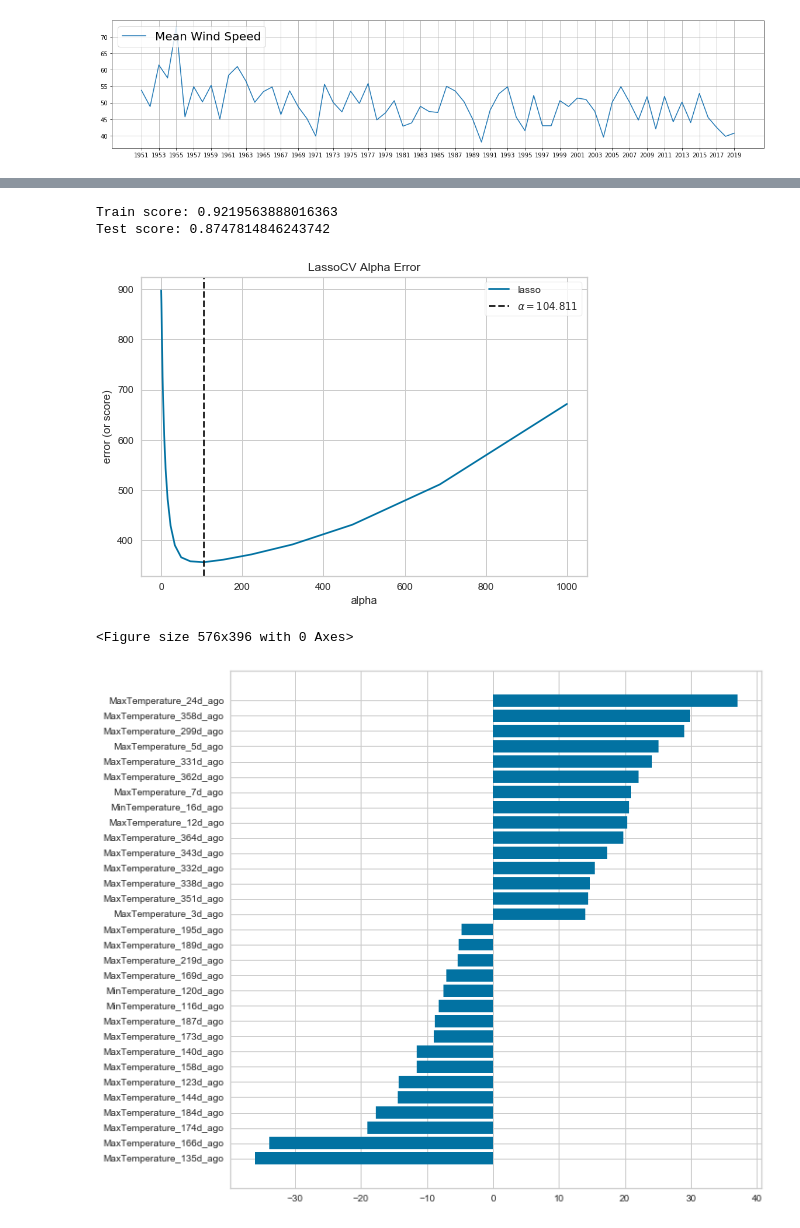
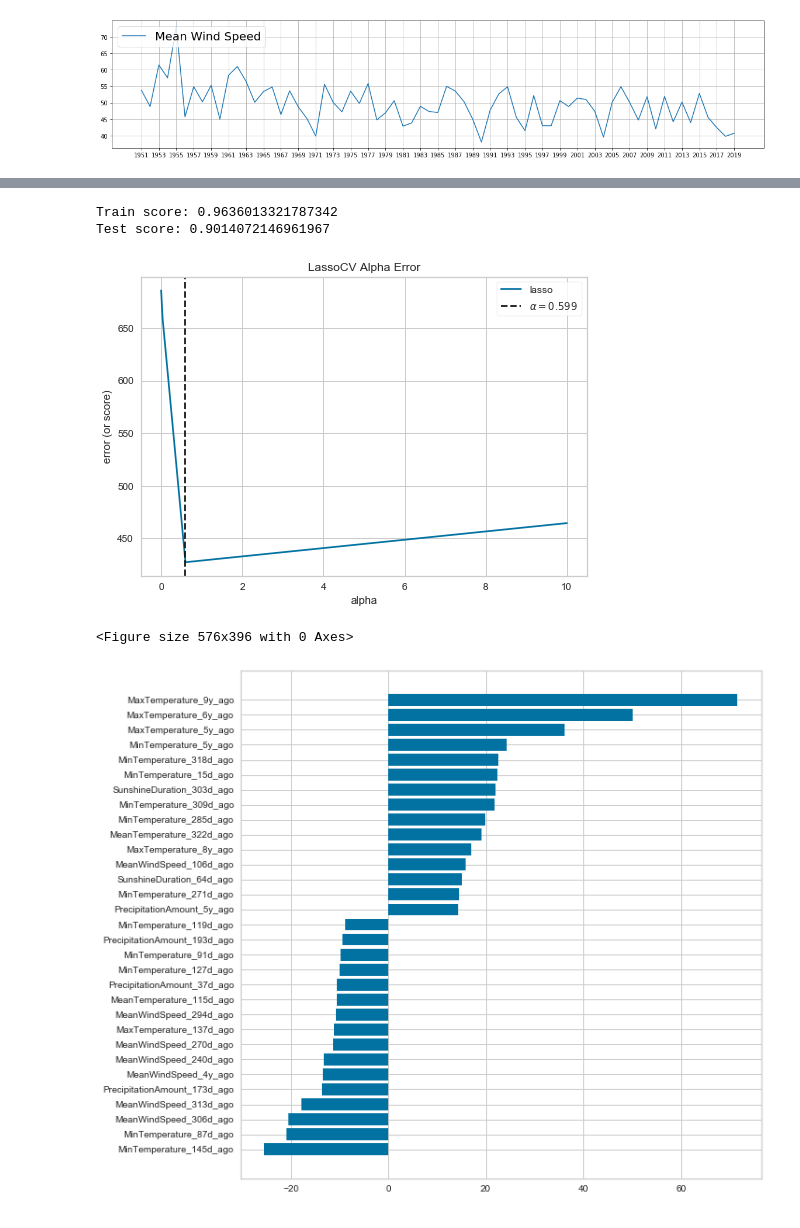
Before and after one commit to rogeriochaves/notebooks, a Jupyter notebook: Amsterdam Weather.ipynb, the cells around one changed output, grey strips where cells are left out. Saved outputs shown, nothing was run; the diff lists cells and outputs as text; code cells hidden in the pictures.

```diff
--- a/Amsterdam Weather.ipynb
+++ b/Amsterdam Weather.ipynb
@@ -165,0 +131,21 @@ X_train.head()
+# %%
+from sklearn.preprocessing import StandardScaler
+
+def drop_targets(df):
+    return df.drop(columns=[x + "_target" for x in cols]).drop(['YYYYMM'], axis='columns')
+
+scaler = StandardScaler()
+features_to_scale = drop_targets(df_prepared.copy())
+columns = features_to_scale.columns
+df_scaled = df_prepared.copy()
+df_scaled[columns] = scaler.fit_transform(features_to_scale)
+
+train = df_scaled[df_scaled['YYYYMM'] < 201301]
+test = df_scaled[(df_scaled['YYYYMM'] >= 201301) & (df_scaled['YYYYMM'] < 201905)]
+
+X_train = drop_targets(train)
+y_train = train["MaxTemperature_target"]
+X_test = drop_targets(test)
+y_test = test["MaxTemperature_target"]
+
+X_train.head()
@@ -216,35 +229,34 @@ from sklearn.linear_model import LassoCV
 from yellowbrick.regressor import AlphaSelection
 
 # Create a list of alphas to cross-validate against
-alphas = np.logspace(-5, 3, 50)
+alphas = np.logspace(-10, 1, 10)
 
 model = AlphaSelection(LassoCV(alphas=alphas, cv=3))
-
 model.fit(X_train, y_train)
 
 print("Train score:", model.score(X_train, y_train))
 print("Test score:", model.score(X_test, y_test))
 model.poof()
 # %% [output]
-Train score: 0.9219563888016363
-Test score: 0.8747814846243742
+Train score: 0.9636013321787342
+Test score: 0.9014072146961967
-[figure, old version]
+[figure, new version]
 # %%
 from yellowbrick.features.importances import FeatureImportances
 from sklearn.linear_model import Lasso
 
 fig, ax = plt.subplots()
-model = FeatureImportances(Lasso(alpha=104), ax = ax)
-model.fit(X_train, y_train)
+feature_importances_model = FeatureImportances(Lasso(alpha=0.6), ax = ax)
+feature_importances_model.fit(X_train, y_train)
 plt.gcf().clear()
 
 plt.figure(figsize=(10,10))
 
-less_important_labels, less_important = (list(model.features_[0:16]), list(model.feature_importances_[0:16]))
-more_important_labels, more_important = (list(model.features_[-16:-1]), list(model.feature_importances_[-16:-1]))
+less_important_labels, less_important = (list(feature_importances_model.features_[0:16]), list(feature_importances_model.feature_importances_[0:16]))
+more_important_labels, more_important = (list(feature_importances_model.features_[-16:-1]), list(feature_importances_model.feature_importances_[-16:-1]))
 
 plt.barh(less_important_labels + more_important_labels, less_important + more_important)
 plt.show()
 # %% [output]
 <Figure size 576x396 with 0 Axes>
-[figure, old version]
+[figure, new version]
```
Also changed, not shown: parts of 16 cells of this notebook.
